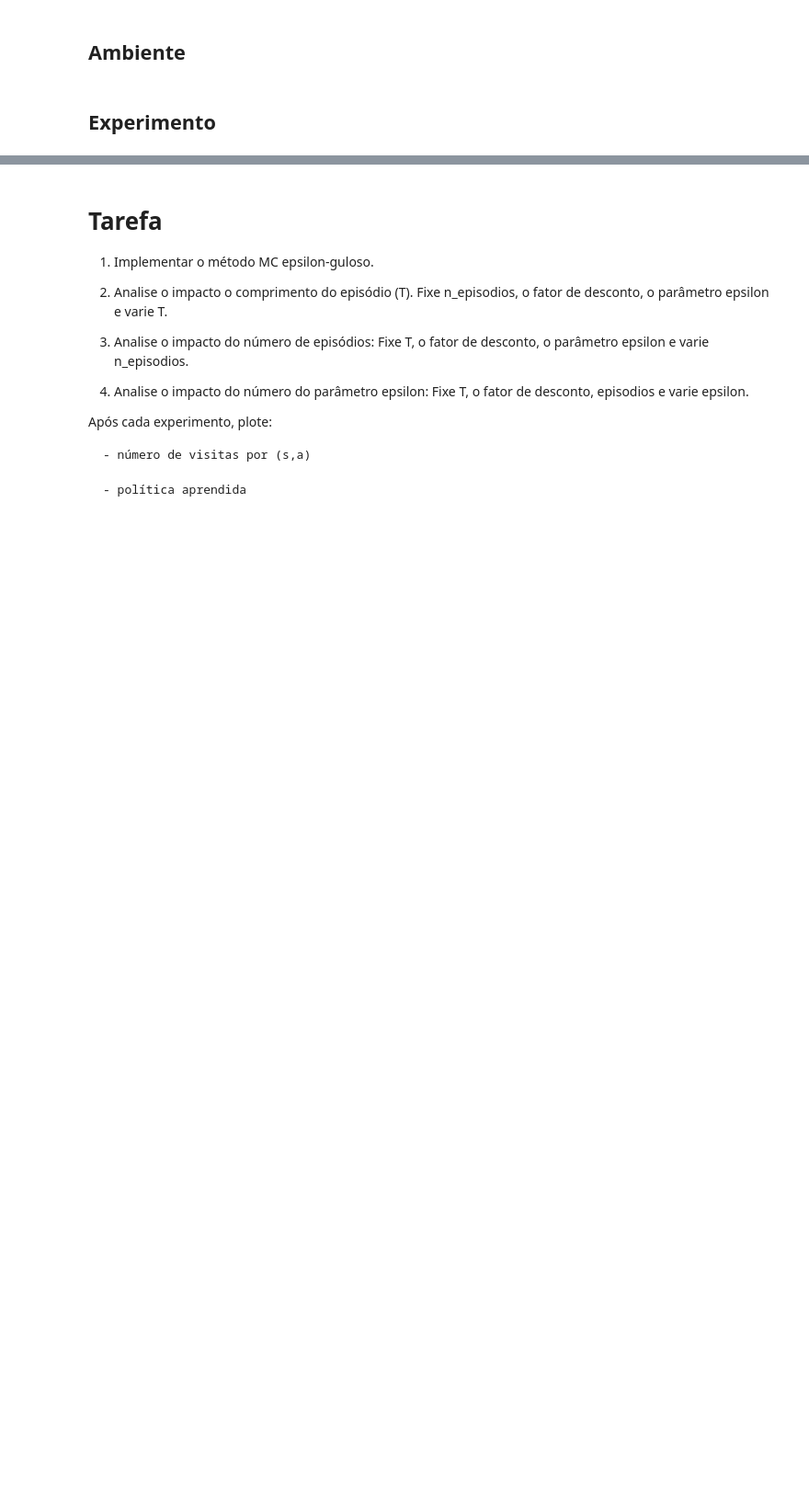
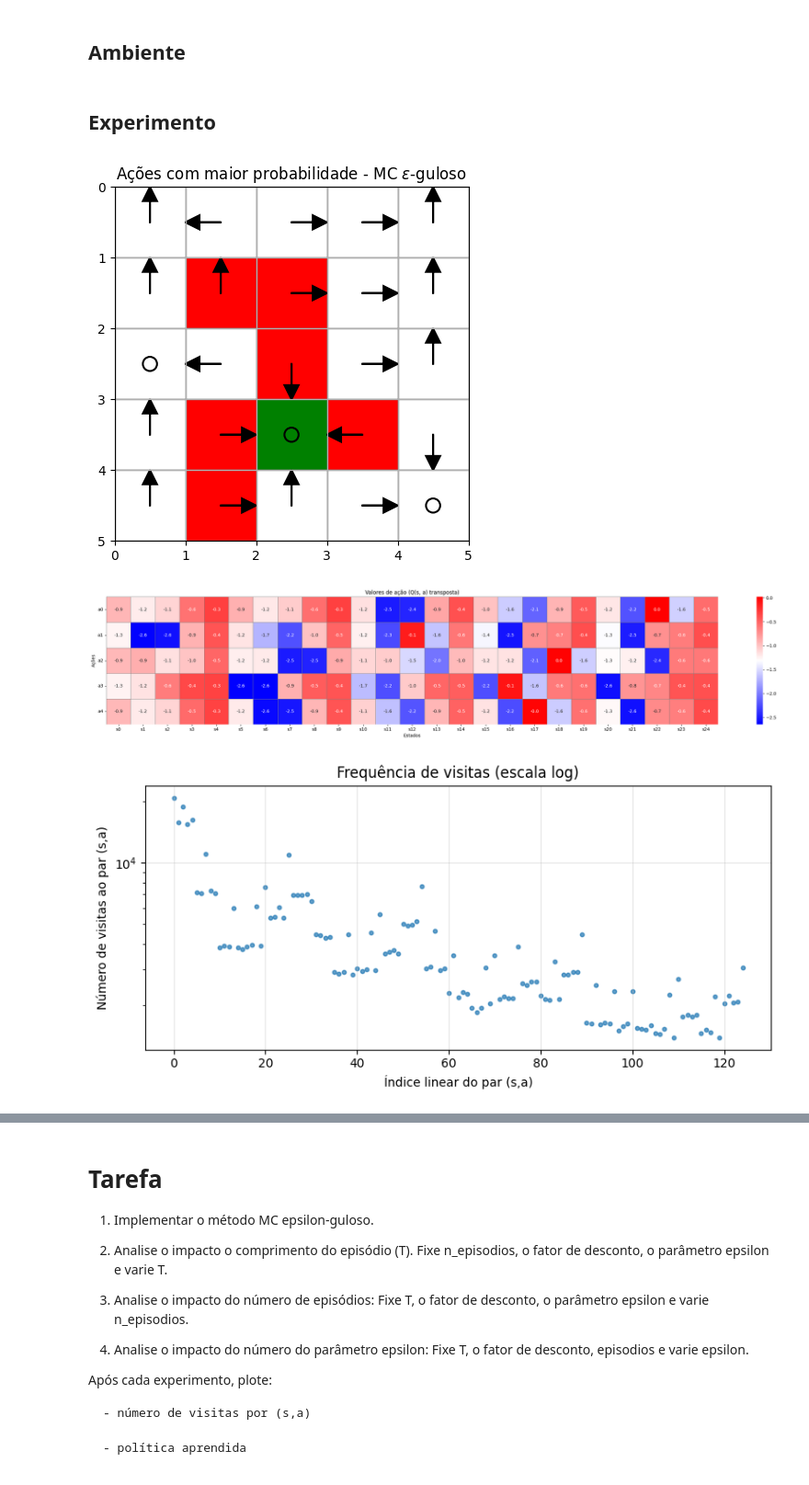
Before and after one commit to danluan/rl-labs, a Jupyter notebook: lab-6/lab_6_MC_epsilon_guloso.ipynb, the cells around one changed output, grey strips where cells are left out. Shown at 92% size. Saved outputs shown, nothing was run; the diff lists cells and outputs as text; code cells hidden in the pictures; blank space fills up the shorter version.

```diff
--- a/lab-6/lab_6_MC_epsilon_guloso.ipynb
+++ b/lab-6/lab_6_MC_epsilon_guloso.ipynb
@@ -503,13 +570,18 @@ ambiente = AmbienteNavegacaoLabirinto(
 Q_eps, politica_eps, n_visitas_eps, retornos = mc_epsilon_guloso(
     ambiente,        # gridworld
     gamma=0.9,       # fator de desconto
-    n_episodios=200,  # número total de episódios
-    horizonte_T=500,  # comprimento fixo de cada episódio
-    eps=.2          # parâmetro epsilon da política epsilon-gulosa
+    n_episodios=10000,  # número total de episódios
+    horizonte_T=50,  # comprimento fixo de cada episódio
+    eps=.9          # parâmetro epsilon da política epsilon-gulosa
+
 )
 # %%
 # Visualização das ações com maior probabilidade e dos valores de ação estimados para a política estocástica
-politica_deterministica = {ambiente.index_to_state(s): np.argmax(probabilidades) for s, probabilidades in politica_eps.items()}
-plot_policy(ambiente, politica_deterministica, titulo=r"Ações com maior probabilidade - MC $\epsilon$-guloso")
+# politica_eps já está no formato correto {(linha, coluna): ação}
+plot_policy(ambiente, politica_eps, titulo=r"Ações com maior probabilidade - MC $\epsilon$-guloso")
 plot_valores_de_acao(Q_eps)
-plot_visitas_log(n_visitas)
+plot_visitas_log(n_visitas_eps)
+# %% [output]
+[figure, added]
+[figure, added]
+[figure, added]
```
Also changed, not shown: parts of 4 cells of this notebook, 1 other file.
